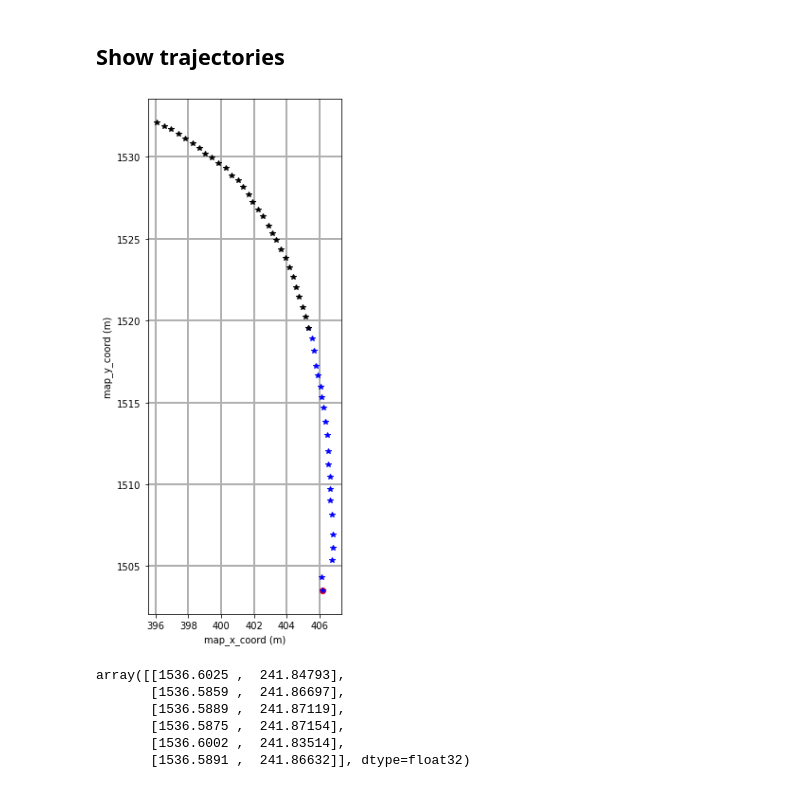
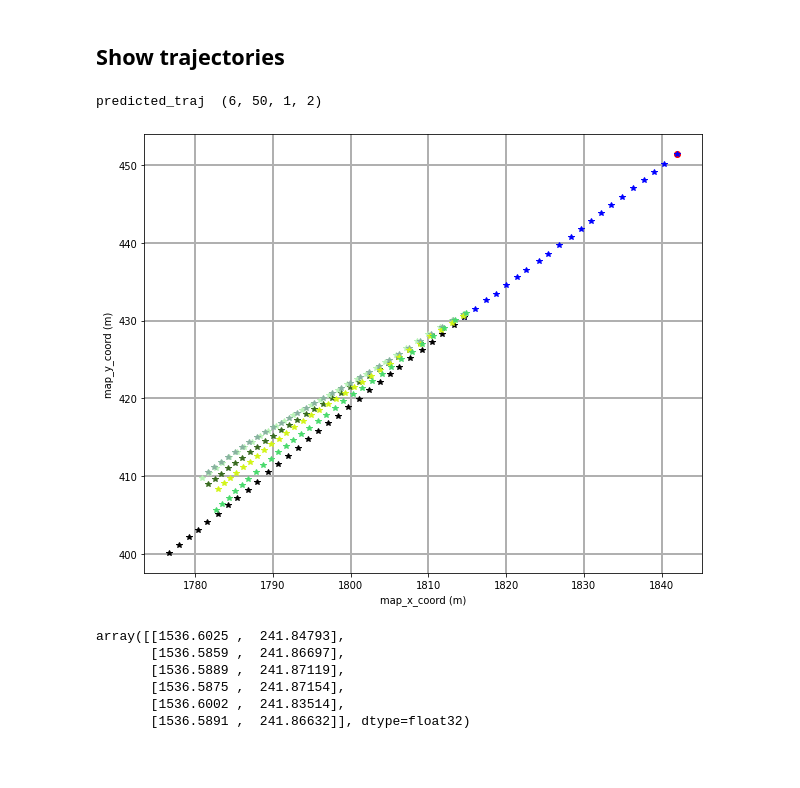
Before and after one commit to RobeSafe-UAH/SoPhie, a Jupyter notebook: traj_visualizer.ipynb, the cells around one changed output. Cells and saved outputs as stored; diff of their text form; code cells hidden in the pictures; blank space fills up the shorter version.

```diff
--- a/traj_visualizer.ipynb
+++ b/traj_visualizer.ipynb
@@ -34,7 +16,7 @@ DEBUG:graphviz._tools:deprecate positional args: graphviz.sources.Source.save(['
 # %% [markdown]
 ## Load config
 # %%
-BASE_DIR = "/home/robesafe/libraries/SoPhie"
+BASE_DIR = "/home/robesafe/tesis/SoPhie"
 
 with open(r'./configs/sophie_argoverse.yml') as config:
     config = yaml.safe_load(config)
@@ -82,7 +65,7 @@ Dataset time:  0.9743936061859131
 # %% [markdown]
 ## Load generator from checkpoint
 # %%
-model_path = "./save/argoverse/exp3_single_agent/argoverse_motion_forecasting_dataset_0_with_model.pt"
+model_path = "./save/argoverse/exp_single_agent_out_temporal_7/argoverse_motion_forecasting_dataset_0_with_model.pt"
 checkpoint = torch.load(model_path)
 generator = TrajectoryGenerator(config.sophie.generator)
 generator.load_state_dict(checkpoint.config_cp['g_best_state'])
@@ -95,7 +92,7 @@ RuntimeError: Error(s) in loading state_dict for TrajectoryGenerator:
 # %% [markdown]
 ## Run test
 # %%
-num_samples = 1
+num_samples = 5
 output_all = []
 
 ade_list = []
@@ -108,28 +105,28 @@ with torch.no_grad():
         batch = [tensor.cuda() for tensor in batch]
 
         (obs_traj, pred_traj_gt, obs_traj_rel, pred_traj_gt_rel, non_linear_obj,
-                    loss_mask, seq_start_end, frames, object_cls, obj_id, ego_origin, num_seq_list, _) = batch
+            loss_mask, seq_start_end, frames, object_cls, obj_id, ego_origin, _,_) = batch
 
         predicted_traj = []
-        agent_idx = int(torch.where(object_cls==1)[0].cpu().item())
+        agent_idx = torch.where(object_cls==1)[0].cpu().numpy()
         traj_real = torch.cat([obs_traj, pred_traj_gt], dim=0)
         predicted_traj.append(traj_real[:, agent_idx,:])
-        """
+
         for _ in range(num_samples):
-
             # Get predictions
-            pred_traj_fake_rel = generator(
-                n_data(obs_traj),
-                n_data(obs_traj_rel),
+            pred_traj_fake_rel = generator( # 30, 1 , 2
+                obs_traj,
+                obs_traj_rel,
                 frames,
-                agent_idx
+                agent_idx,
+                seq_start_end
             )
 
             # Get predictions in absolute coordinates
-            pred_traj_fake = relative_to_abs_sgan(pred_traj_fake_rel, obs_traj[-1])
-            traj_fake = torch.cat([obs_traj, pred_traj_fake], dim=0)
-            predicted_traj.append(traj_fake[:,agent_idx,:])
-        """
+            pred_traj_fake = relative_to_abs_sgan(pred_traj_fake_rel, obs_traj[-1,agent_idx, :]) # 30,1,2
+            traj_fake = torch.cat([obs_traj[:,agent_idx, :], pred_traj_fake], dim=0) # 50,1,2
+            predicted_traj.append(traj_fake)
+
         predicted_traj = torch.stack(predicted_traj, axis=0)
         predicted_traj = predicted_traj.cpu().numpy()
         output_all.append(predicted_traj)
@@ -138,27 +135,29 @@ with torch.no_grad():
 # %%
 import matplotlib
 ax = plt.gca()
-
-predicted_traj = output_all[4]
+# 12, 13, 14
+predicted_traj = output_all[13]
+print("predicted_traj ", predicted_traj.shape)
 with plt.rc_context({'xtick.color': 'white', 'ytick.color': 'white'}):
     plt.grid(linestyle='-', linewidth=2)
-    plt.plot(predicted_traj[0,0,0],predicted_traj[0,0,1],'-o',c='r') #starting point here
-    plt.plot(predicted_traj[0,:21,0],predicted_traj[0,:21,1],'*',c='b')
+    plt.plot(predicted_traj[0,0,0,0],predicted_traj[0,0,0,1],'-o',c='r') #starting point here
+    plt.plot(predicted_traj[0,:21,:,0],predicted_traj[0,:21,:,1],'*',c='b')
 
-    for i in range(len(predicted_traj)):
+    for i in range(predicted_traj.shape[0]):
         if i == 0:
             c = 'black'
         else:
             c= np.random.rand(3,)
-        plt.plot(predicted_traj[i,20:,0],predicted_traj[i,20:,1],'*',c=c)#np.random.rand(3,)
+        plt.plot(predicted_traj[i,20:,:,0],predicted_traj[i,20:,:,1],'*',c=c)#np.random.rand(3,)
     plt.xlabel('map_x_coord (m)')
     plt.ylabel('map_y_coord (m)')
 
     ax.set_aspect('equal')
     ax.figure.set_size_inches(10,10)
     plt.show()
 # %% [output]
+predicted_traj  (6, 50, 1, 2)
-[figure, old version]
+[figure, new version]
 # %%
 predicted_traj.shape
 predicted_traj[:, 0,:]
```
Also changed, not shown: parts of 3 cells of this notebook, 2 other files.
